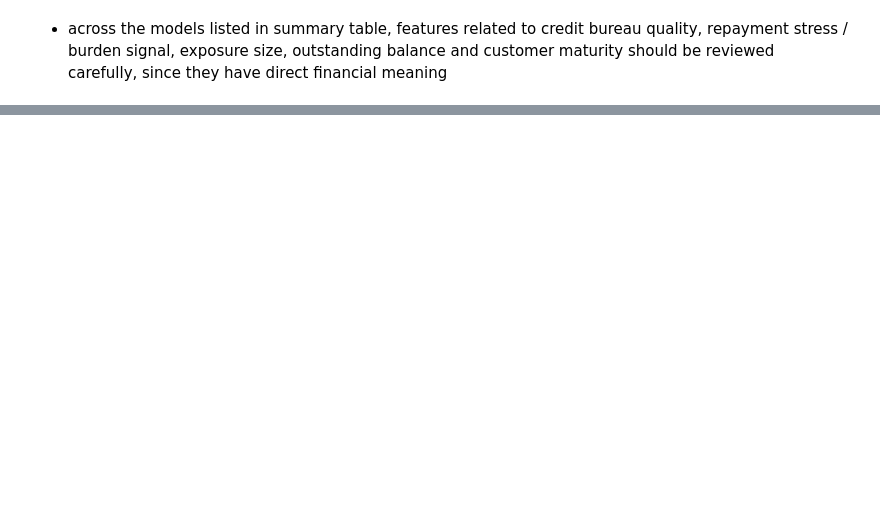
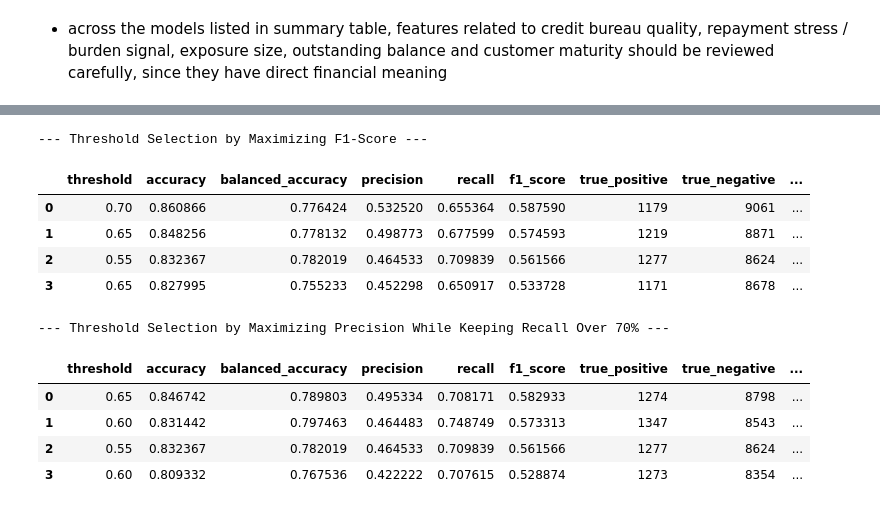
Before and after one commit to gorkemyencak/default-risk-classifier, a Jupyter notebook: notebooks/03_supervised_modeling.ipynb, the cells around one changed output, grey strips where cells are left out. Drawn from its saved outputs; the diff is of its cells as text; code cells hidden in the pictures; blank space fills up the shorter version.

```diff
--- a/notebooks/03_supervised_modeling.ipynb
+++ b/notebooks/03_supervised_modeling.ipynb
@@ -836,0 +954,42 @@ top_permutation_summary
+# %%
+### supervised model - threshold tuning - selecting threshold using business selection strategies
+# maximizing f1-score
+best_thresholds_max_f1 = threshold_tuner.select_best_thresholds_for_all_models(
+    threshold_results = threshold_results,
+    selection_strategy = 'max_f1'
+)
+print('--- Threshold Selection by Maximizing F1-Score ---')
+display(best_thresholds_max_f1)
+
+# maximizing precision, while keeping minimum recall over 0.70
+best_thresholds_max_precision_min_recall_over_70 = threshold_tuner.select_best_thresholds_for_all_models(
+    threshold_results = threshold_results,
+    selection_strategy = 'max_precision',
+    min_recall = 0.70
+)
+print('--- Threshold Selection by Maximizing Precision While Keeping Recall Over 70% ---')
+display(best_thresholds_max_precision_min_recall_over_70)
+
+# save threshold tuning results into metrics directory
+best_thresholds_max_f1.to_csv(
+    METRICS_DIR / 'best_thresholds_max_f1.csv',
+    index = False
+)
+
+best_thresholds_max_precision_min_recall_over_70.to_csv(
+    METRICS_DIR / 'best_thresholds_max_precision_min_recall_over_70.csv',
+    index = False
+)
+# %% [output]
+--- Threshold Selection by Maximizing F1-Score ---
+|  | threshold | accuracy | balanced_accuracy | precision | recall | f1_score | true_positive | true_negative | ... |
+| 0 | 0.70 | 0.860866 | 0.776424 | 0.532520 | 0.655364 | 0.587590 | 1179 | 9061 | ... |
+| 1 | 0.65 | 0.848256 | 0.778132 | 0.498773 | 0.677599 | 0.574593 | 1219 | 8871 | ... |
+| 2 | 0.55 | 0.832367 | 0.782019 | 0.464533 | 0.709839 | 0.561566 | 1277 | 8624 | ... |
+| 3 | 0.65 | 0.827995 | 0.755233 | 0.452298 | 0.650917 | 0.533728 | 1171 | 8678 | ... |
+--- Threshold Selection by Maximizing Precision While Keeping Recall Over 70% ---
+|  | threshold | accuracy | balanced_accuracy | precision | recall | f1_score | true_positive | true_negative | ... |
+| 0 | 0.65 | 0.846742 | 0.789803 | 0.495334 | 0.708171 | 0.582933 | 1274 | 8798 | ... |
+| 1 | 0.60 | 0.831442 | 0.797463 | 0.464483 | 0.748749 | 0.573313 | 1347 | 8543 | ... |
+| 2 | 0.55 | 0.832367 | 0.782019 | 0.464533 | 0.709839 | 0.561566 | 1277 | 8624 | ... |
+| 3 | 0.60 | 0.809332 | 0.767536 | 0.422222 | 0.707615 | 0.528874 | 1273 | 8354 | ... |
```
Also changed, not shown: parts of 4 cells of this notebook, 4 other files.
